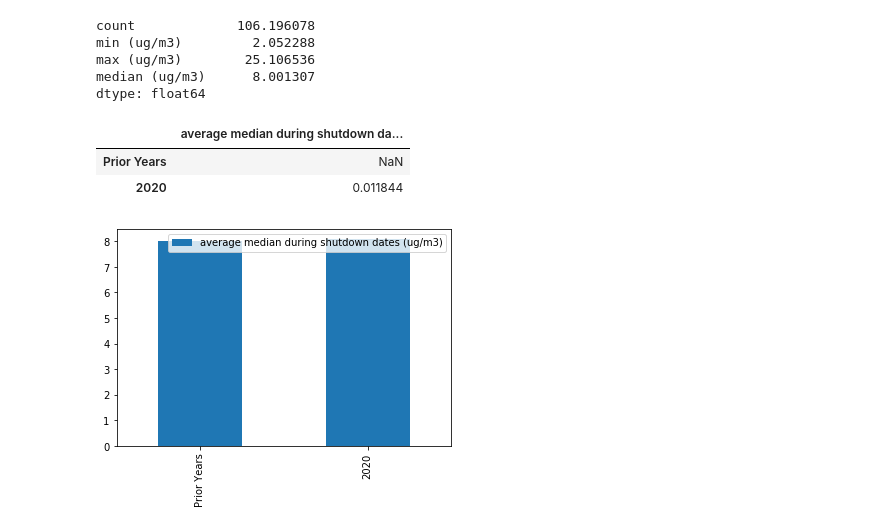
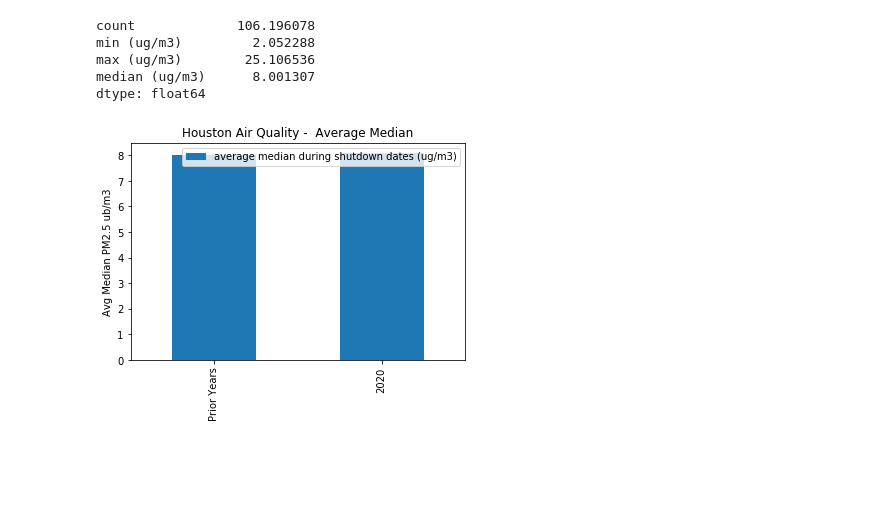
Before and after one commit to markwsutton/AirQualityProject, a Jupyter notebook: AQI Analysis - Houston.ipynb, the cells around one changed output. Cells and saved outputs as stored; diff of their text form; code cells hidden in the pictures; blank space fills up the shorter version.

```diff
--- a/AQI Analysis - Houston.ipynb
+++ b/AQI Analysis - Houston.ipynb
@@ -174,12 +179,12 @@ dtype: float64
 # %%
 summary_bar_plot = pd.DataFrame({"average median during shutdown dates (ug/m3)":[prior_averages["median (ug/m3)"],
                                                                                  bar_plot_info["median (ug/m3)"][2020]]},
                                 index=["Prior Years", "2020"])
 
 summary_bar_plot.plot(kind="bar")
 summary_bar_plot.pct_change()
+plt.ylabel("Avg Median PM2.5 ub/m3")
+plt.title("Houston Air Quality -  Average Median")
+plt.savefig("./outputs/houston_3yearMedianchange.png")
 # %% [output]
-|  | average median during shutdown da... |
-| Prior Years | NaN |
-| 2020 | 0.011844 |
-[figure, old version]
+[figure, new version]
```
Also changed, not shown: parts of 3 cells of this notebook, 1 other file.
